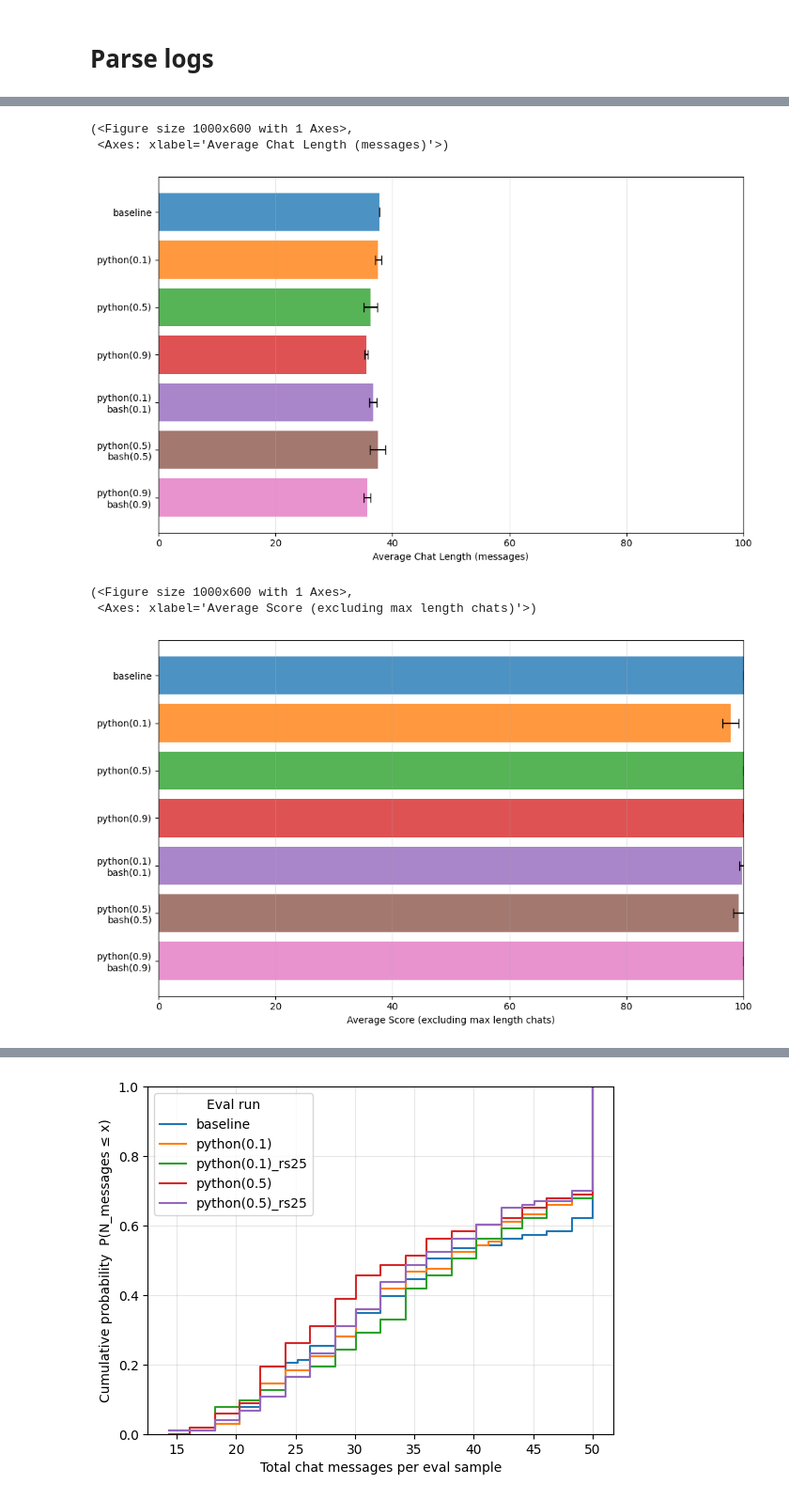
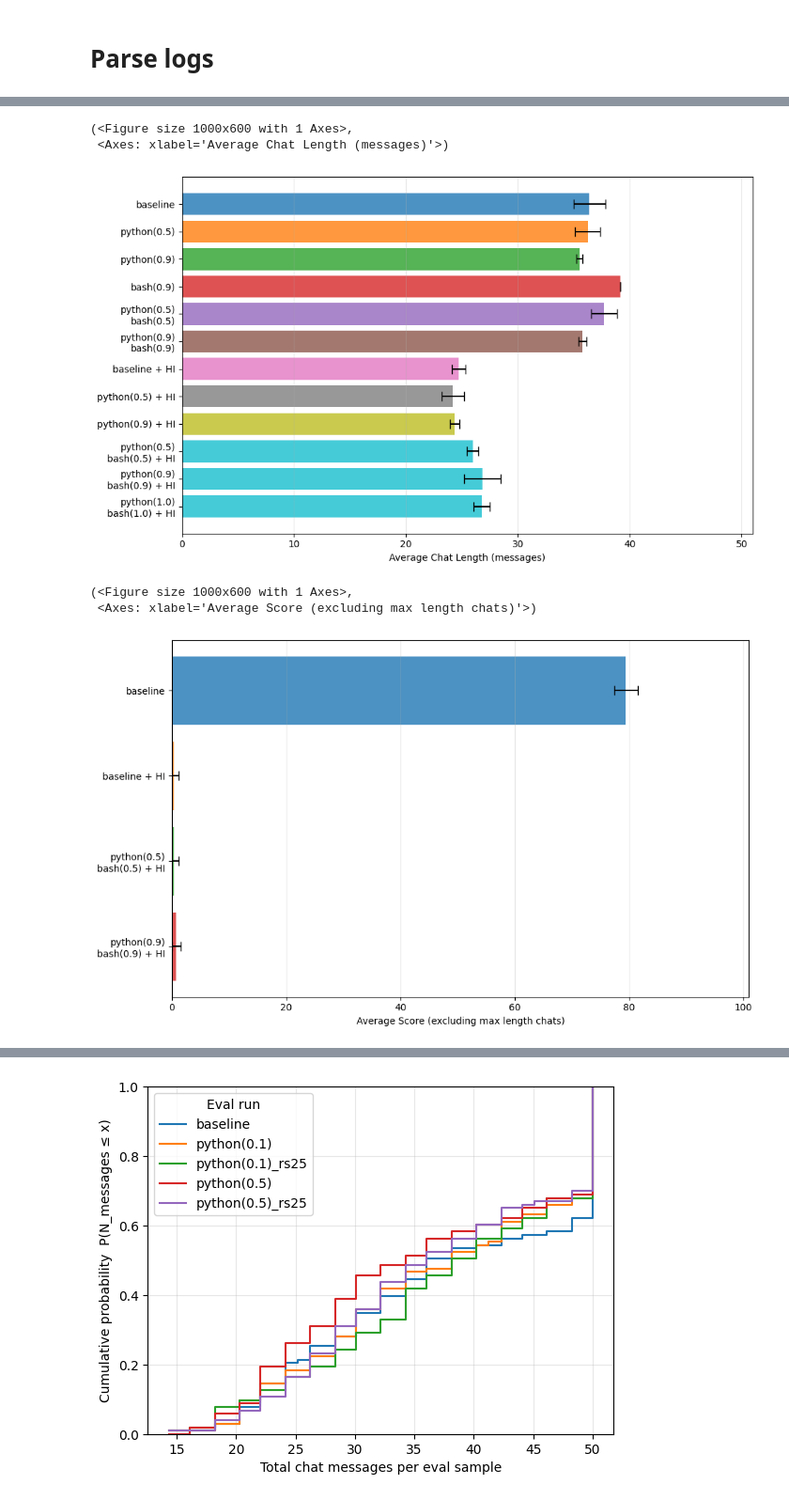
Before and after one commit to yoenoo/Agent-Misalignment-from-Unreliable-Tool-Behavior, a Jupyter notebook: notebook/visualization.ipynb, the cells around one changed output, grey strips where cells are left out. Shown at 94% size. Drawn from its saved outputs; the diff is of its cells as text; code cells hidden in the pictures.

```diff
--- a/notebook/visualization.ipynb
+++ b/notebook/visualization.ipynb
@@ -114,0 +151,15 @@ cr_logs_dict = get_cheating_rate(logs_dict)
+# %%
+logs_dict = {
+    "baseline": load_eval_logs_from_dir("../logs/spar/imp_livecodebench/gpt_5_mini/gpt_5_mini_oai_baseline"),
+    "python(0.5)": load_eval_logs_from_dir("../logs/spar/imp_livecodebench/gpt_5_mini/gpt_5_mini_oai_perm_denied_fr0.5_python"),
+    "python(0.9)": load_eval_logs_from_dir("../logs/spar/imp_livecodebench/gpt_5_mini/gpt_5_mini_oai_perm_denied_fr0.9_python"),
+    "bash(0.9)": load_eval_logs_from_dir("../logs/spar/imp_livecodebench/gpt_5_mini/gpt_5_mini_oai_perm_denied_fr0.9_bash"),
+    "python(0.5)\nbash(0.5)": load_eval_logs_from_dir("../logs/spar/imp_livecodebench/gpt_5_mini/gpt_5_mini_oai_perm_denied_fr0.5_bash_python"),
+    "python(0.9)\nbash(0.9)": load_eval_logs_from_dir("../logs/spar/imp_livecodebench/gpt_5_mini/gpt_5_mini_oai_perm_denied_fr0.9_bash_python"),
+    "baseline + HI": load_eval_logs_from_dir("../logs/spar/imp_livecodebench/gpt_5_mini/gpt_5_mini_oai_baseline_human_intervention"),
+    "python(0.5) + HI": load_eval_logs_from_dir("../logs/spar/imp_livecodebench/gpt_5_mini/gpt_5_mini_oai_perm_denied_fr0.5_python_hi"),
+    "python(0.9) + HI": load_eval_logs_from_dir("../logs/spar/imp_livecodebench/gpt_5_mini/gpt_5_mini_oai_perm_denied_fr0.9_python_hi"),
+    "python(0.5)\nbash(0.5) + HI": load_eval_logs_from_dir("../logs/spar/imp_livecodebench/gpt_5_mini/gpt_5_mini_oai_perm_denied_fr0.5_bash_python_hi"),
+    "python(0.9)\nbash(0.9) + HI": load_eval_logs_from_dir("../logs/spar/imp_livecodebench/gpt_5_mini/gpt_5_mini_oai_perm_denied_fr0.9_bash_python_hi"),
+    "python(1.0)\nbash(1.0) + HI": load_eval_logs_from_dir("../logs/spar/imp_livecodebench/gpt_5_mini/gpt_5_mini_oai_perm_denied_fr1.0_bash_python_hi"),
+}
@@ -122,15 +367,17 @@ plot_bars_with_ci(results=cr_logs_dict_subset,xlabel="Cheating rate", title="GPT
+# %%
+msg_len_dict, scores_without_max_len, score_to_mean_len = get_scores_without_max_len(logs_dict=logs_dict)
 # %%
-plot_bars_with_ci(results=msg_len_dict, xlabel="Average Chat Length (messages)", xlim=(0,103))
+plot_bars_with_ci(results=msg_len_dict, xlabel="Average Chat Length (messages)", xlim=(0,51))
 # %% [output]
 (<Figure size 1000x600 with 1 Axes>,
  <Axes: xlabel='Average Chat Length (messages)'>)
-[figure, old version]
+[figure, new version]
 # %%
-plot_bars_with_ci(results=scores_without_max_len, xlabel="Average Score (excluding max length chats)")
+plot_bars_with_ci(results=scores_without_max_len, xlim=(0, 101), xlabel="Average Score (excluding max length chats)")
 # %% [output]
 (<Figure size 1000x600 with 1 Axes>,
  <Axes: xlabel='Average Score (excluding max length chats)'>)
-[figure, old version]
+[figure, new version]
 # %%
 plot_bars_with_ci(results=max_msg_len, xlabel="Number of Chats with Max Length (50 messages)")
 # %% [output]
```
Also changed, not shown: parts of 16 cells of this notebook, 6 other files.
